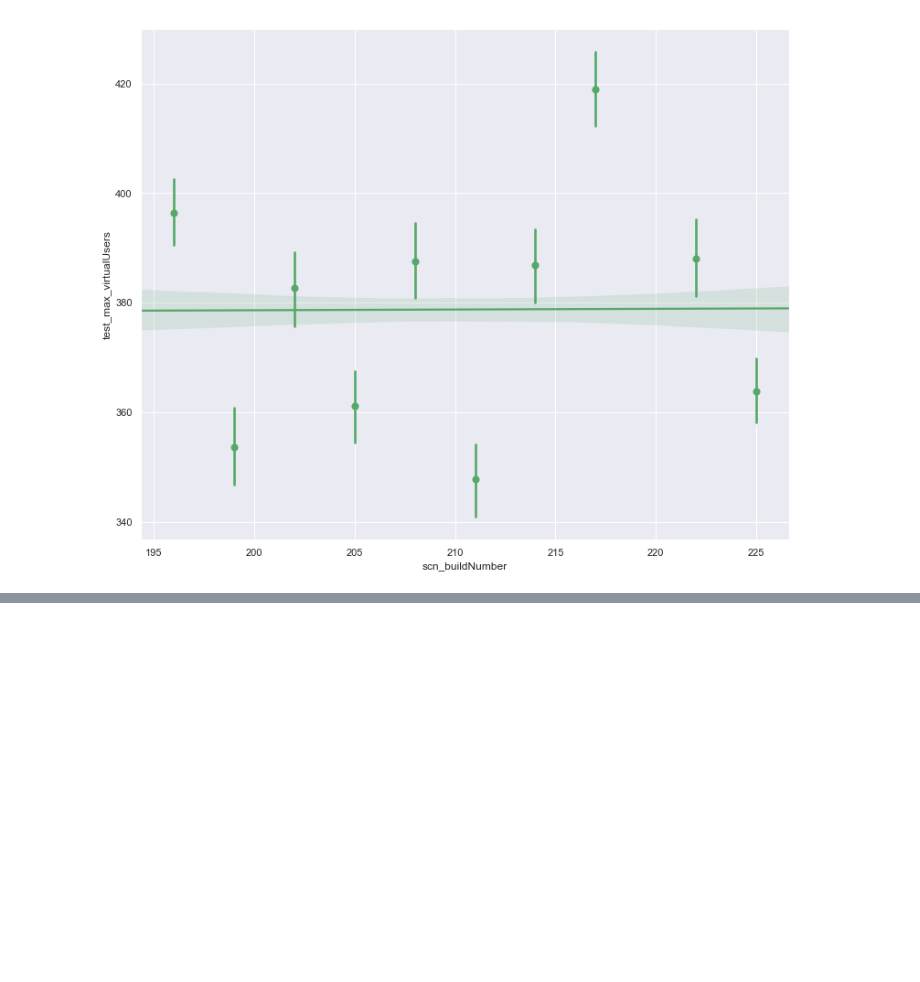
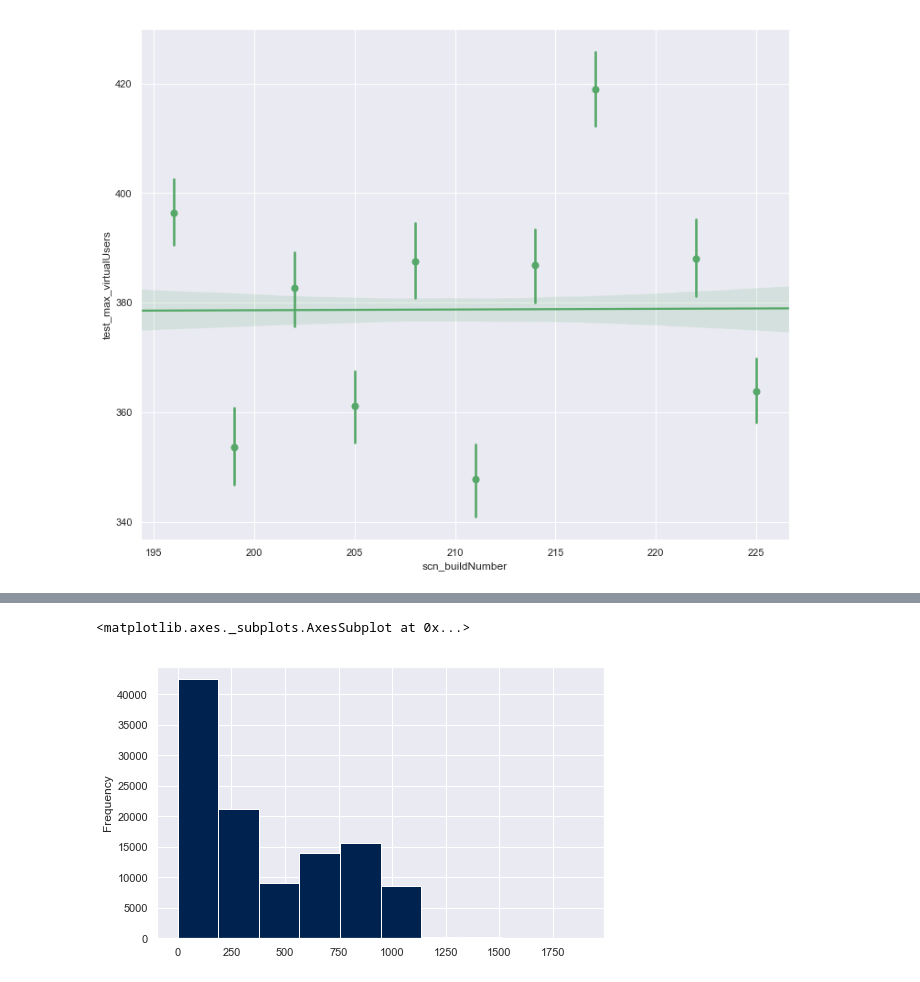
Before and after one commit to eshernan/datascience_training, a Jupyter notebook: notebooks/Exercises_1_solve.ipynb, the cells around one changed output, grey strips where cells are left out. Cells and saved outputs as stored; diff of their text form; code cells hidden in the pictures; blank space fills up the shorter version.

```diff
--- a/notebooks/Exercises_1_solve.ipynb
+++ b/notebooks/Exercises_1_solve.ipynb
@@ -330,0 +340,5 @@ regplot(y=perf_df['test_max_virtualUsers'], x=perf_df['scn_buildNumber'], color=
+# %%
+perf_df['test_max_virtualUsers'].plot(kind='hist',figsize=(8,5),cmap='cividis')
+# %% [output]
+<matplotlib.axes._subplots.AxesSubplot at 0x...>
+[figure, added]
```
Also changed, not shown: parts of 2 cells of this notebook.
